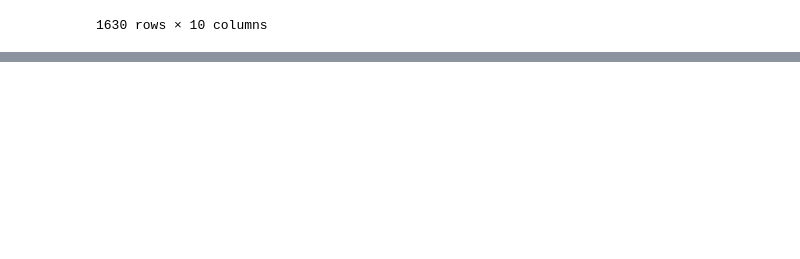
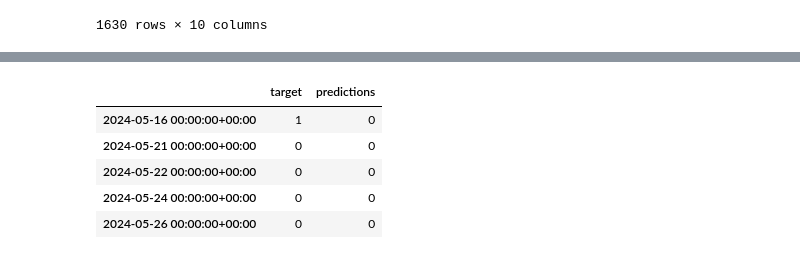
Before and after one commit to SWAGATSWAROOP/HackBrokers, a Jupyter notebook: backend-python/Dataset collection/bitcoin/predict_bitcoin.ipynb, the cells around one changed output, grey strips where cells are left out. Drawn from its saved outputs; the diff is of its cells as text; code cells hidden in the pictures; blank space fills up the shorter version.

```diff
--- a/backend-python/Dataset collection/bitcoin/bitcoin.ipynb
+++ b/backend-python/Dataset collection/bitcoin/predict_bitcoin.ipynb
@@ -106,0 +144,5 @@ btc.to_csv('btc&sentimet.csv')
+# %%
+from xgboost import XGBClassifier
+
+model = XGBClassifier(random_state=1, learning_rate=.1, n_estimators=200)
+predictions = backtest(btc, model, predictors)
@@ -106,0 +204,9 @@ btc.to_csv('btc&sentimet.csv')
+# %%
+predictions.tail()
+# %% [output]
+|  | target | predictions |
+| 2024-05-16 00:00:00+00:00 | 1 | 0 |
+| 2024-05-21 00:00:00+00:00 | 0 | 0 |
+| 2024-05-22 00:00:00+00:00 | 0 | 0 |
+| 2024-05-24 00:00:00+00:00 | 0 | 0 |
+| 2024-05-26 00:00:00+00:00 | 0 | 0 |
```
Also changed, not shown: parts of 8 cells of this notebook, 1 other file.
